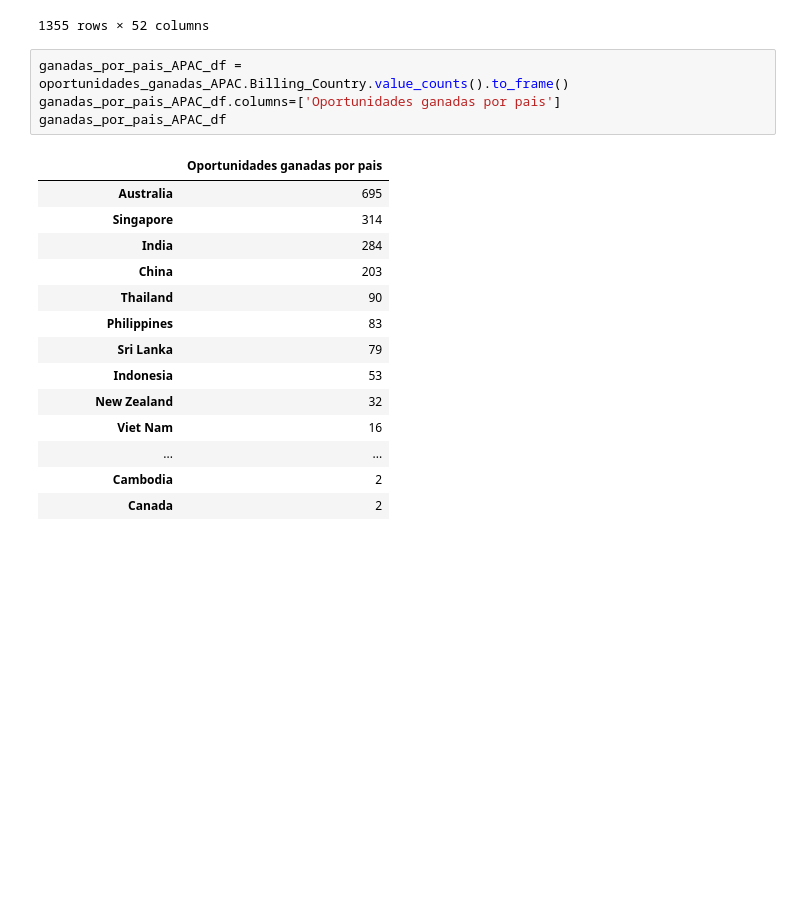
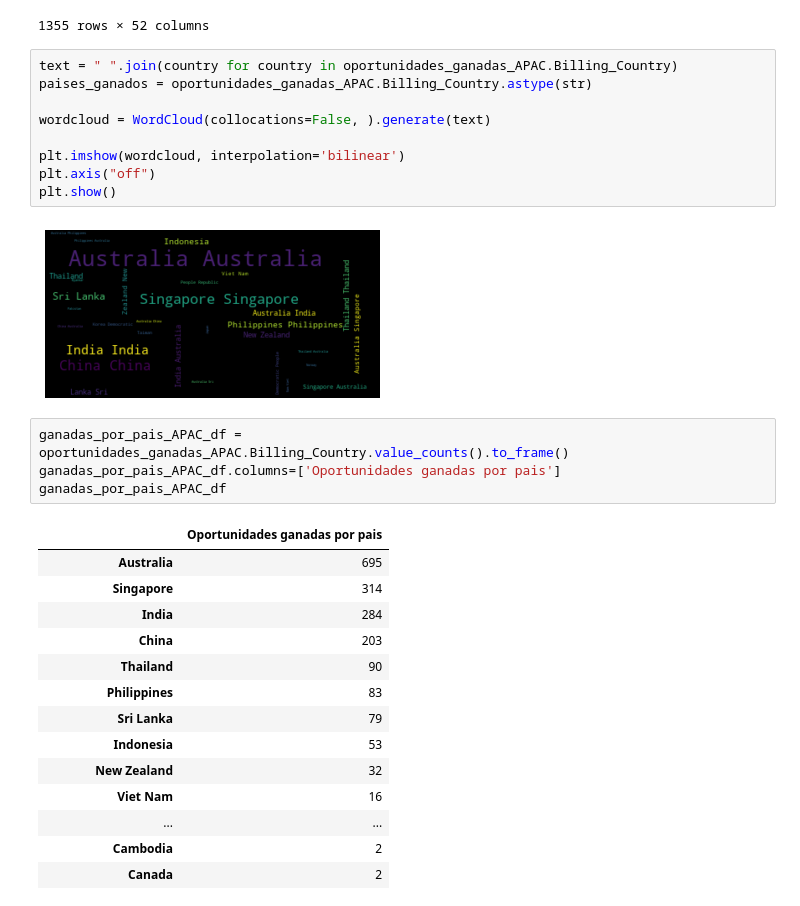
Before and after one commit to Ramaxx95/TP1-Orga-de-Datos, a Jupyter notebook: Visualizaciones/Region_APAC.ipynb, the cells around one changed output. Saved outputs shown, nothing was run; the diff lists cells and outputs as text; blank space fills up the shorter version.

Commit message:
Wordcloud medio pelo de paises con oportunidades ganadas

```diff
--- a/Visualizaciones/Region_APAC.ipynb
+++ b/Visualizaciones/Region_APAC.ipynb
@@ -61,6 +64,17 @@ oportunidades_perdidas_APAC
 | 16859 | 10315 | APAC | Indonesia | 1 | 0 | 1 | ... |
 | 16861 | 28555 | APAC | Indonesia | 1 | 0 | 0 | ... |
 1355 rows × 52 columns
+# %%
+text = " ".join(country for country in oportunidades_ganadas_APAC.Billing_Country)
+paises_ganados = oportunidades_ganadas_APAC.Billing_Country.astype(str)
+
+wordcloud = WordCloud(collocations=False, ).generate(text)
+
+plt.imshow(wordcloud, interpolation='bilinear')
+plt.axis("off")
+plt.show()
+# %% [output]
+[figure, added]
 # %%
 ganadas_por_pais_APAC_df = oportunidades_ganadas_APAC.Billing_Country.value_counts().to_frame()
 ganadas_por_pais_APAC_df.columns=['Oportunidades ganadas por pais']
```
Also changed, not shown: parts of 3 cells of this notebook.
